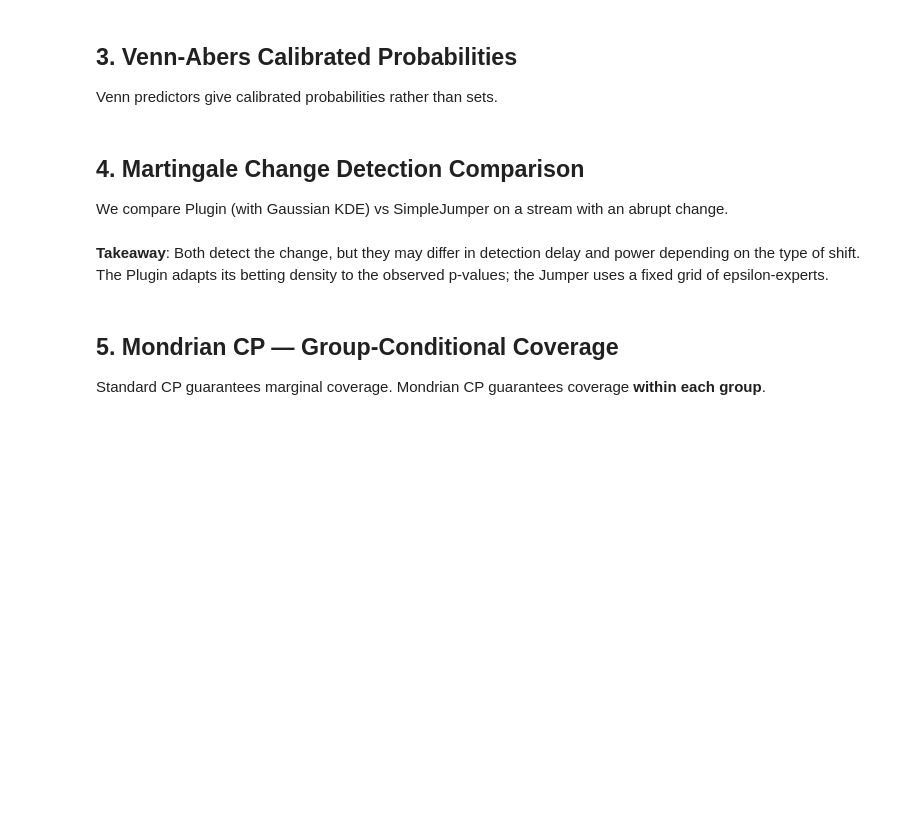
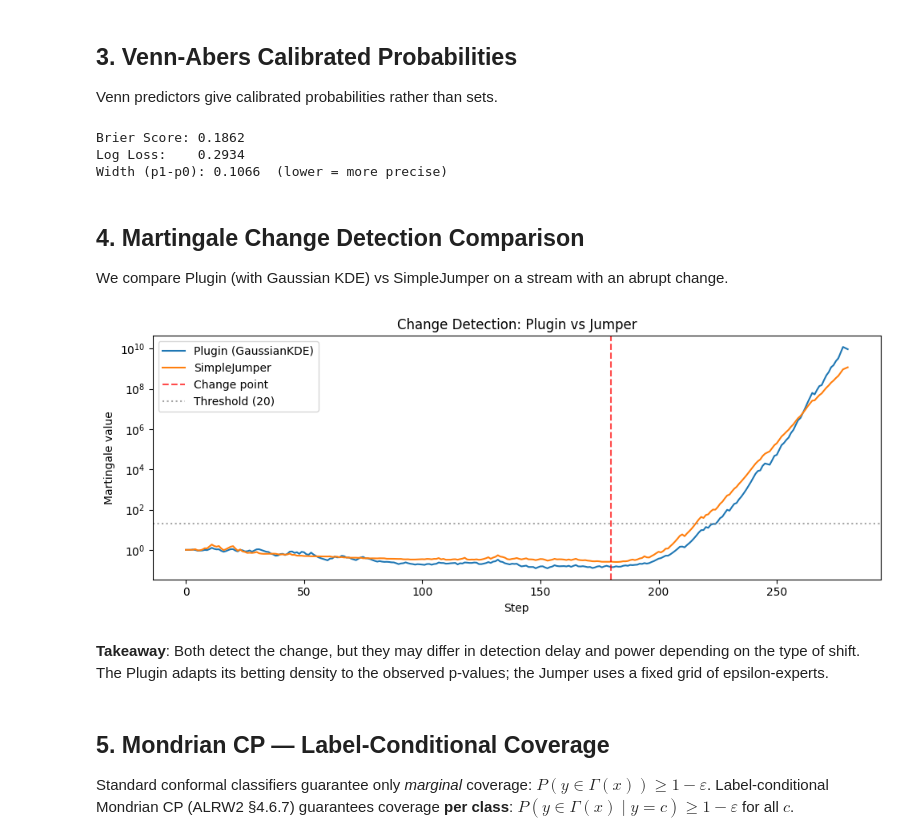
Before and after one commit to egonmedhatten/online-cp, a Jupyter notebook: notebooks/guide.ipynb, the cells around one changed output. Cells and saved outputs as stored; diff of their text form; code cells hidden in the pictures; blank space fills up the shorter version.

```diff
--- a/notebooks/guide.ipynb
+++ b/notebooks/guide.ipynb
@@ -81,7 +96,7 @@ from online_cp.evaluate import progressive_val_venn
 from online_cp.metrics import BrierScore, LogLoss, Width
 
 # Binary classification data
-N = 300
+N = 500
 X_cls = np.random.randn(N, 3)
 y_cls = (X_cls[:, 0] + X_cls[:, 1] + 0.5 * np.random.randn(N) > 0).astype(int)
 
@@ -92,42 +107,71 @@ progressive_val_venn(vap, X_cls, y_cls, metric=metric)
 print(f"Brier Score: {metric.get()['BrierScore']:.4f}")
 print(f"Log Loss:    {metric.get()['LogLoss']:.4f}")
 print(f"Width (p1-p0): {metric.get()['Width']:.4f}  (lower = more precise)")
+# %% [output]
+Brier Score: 0.1862
+Log Loss:    0.2934
+Width (p1-p0): 0.1066  (lower = more precise)
 # %% [markdown]
 ## 4. Martingale Change Detection Comparison
 
 We compare Plugin (with Gaussian KDE) vs SimpleJumper on a stream with an abrupt change.
 # %%
-from online_cp import PluginMartingale, SimpleJumper, GaussianKDE, VilleWrapper
+from online_cp import PluginMartingale, SimpleJumper, GaussianKDE
+from online_cp import ConformalNearestNeighboursClassifier
 
-# Generate p-values: uniform for 200 steps, then biased towards 0
-p_null = np.random.uniform(0, 1, 200)
-p_alt = np.random.beta(0.5, 2, 100)  # Biased towards 0 (non-exchangeable)
-p_values = np.concatenate([p_null, p_alt])
+# Exchangeable phase: y = sign(x1 + x2) with noise
+N_null, N_alt = 200, 100
+X_null = np.random.randn(N_null, 3)
+y_null = (X_null[:, 0] + X_null[:, 1] + 0.5 * np.random.randn(N_null) > 0).astype(int)
 
-# Plugin martingale
+# After change point: shift the mean of X so the old model is miscalibrated
+X_alt = np.random.randn(N_alt, 3) + 2.0  # distribution shift
+y_alt = (X_alt[:, 0] + X_alt[:, 1] + 0.5 * np.random.randn(N_alt) > 0).astype(int)
+
+X_all = np.vstack([X_null, X_alt])
+y_all = np.concatenate([y_null, y_alt])
+
+# Compute p-values online using a conformal classifier
+cp = ConformalNearestNeighboursClassifier(k=5)
+n_init = 20
+cp.learn_initial_training_set(X_all[:n_init], y_all[:n_init])
+
+p_values = []
+for i in range(n_init, len(y_all)):
+    _, pvals = cp.predict(X_all[i], return_p_values=True)
+    p_values.append(pvals[y_all[i]])  # p-value for the TRUE label
+    cp.learn_one(X_all[i], y_all[i])
+
+p_values = np.array(p_values)
+
+# Feed p-values to martingales
 plugin = PluginMartingale(betting_strategy=GaussianKDE, min_sample_size=50)
-# Simple Jumper
 jumper = SimpleJumper(J=0.01)
 
 for p in p_values:
     plugin.update(p)
     jumper.update(p)
 
+change_idx = N_null - n_init  # index in the p_values array
+
 fig, ax = plt.subplots()
 ax.semilogy(plugin.martingale_values, label="Plugin (GaussianKDE)")
 ax.semilogy(jumper.martingale_values, label="SimpleJumper")
-ax.axvline(200, color='red', linestyle='--', alpha=0.7, label="Change point")
+ax.axvline(change_idx, color='red', linestyle='--', alpha=0.7, label="Change point")
 ax.axhline(20, color='gray', linestyle=':', alpha=0.7, label="Threshold (20)")
 ax.set_xlabel("Step")
 ax.set_ylabel("Martingale value")
 ax.set_title("Change Detection: Plugin vs Jumper")
 ax.legend()
 plt.tight_layout()
 plt.show()
+# %% [output]
+[figure, added]
 # %% [markdown]
 **Takeaway**: Both detect the change, but they may differ in detection delay and power depending on the type of shift. The Plugin adapts its betting density to the observed p-values; the Jumper uses a fixed grid of epsilon-experts.
 # %% [markdown]
-## 5. Mondrian CP — Group-Conditional Coverage
+## 5. Mondrian CP — Label-Conditional Coverage
 
-Standard CP guarantees marginal coverage. Mondrian CP guarantees coverage **within each group**.
+Standard conformal classifiers guarantee only *marginal* coverage: $P(y \in \Gamma(x)) \geq 1 - \varepsilon$.
+Label-conditional Mondrian CP (ALRW2 §4.6.7) guarantees coverage **per class**: $P(y \in \Gamma(x) \mid y = c) \geq 1 - \varepsilon$ for all $c$.
 # %%
```
Also changed, not shown: parts of 5 cells of this notebook, 3 other files.
